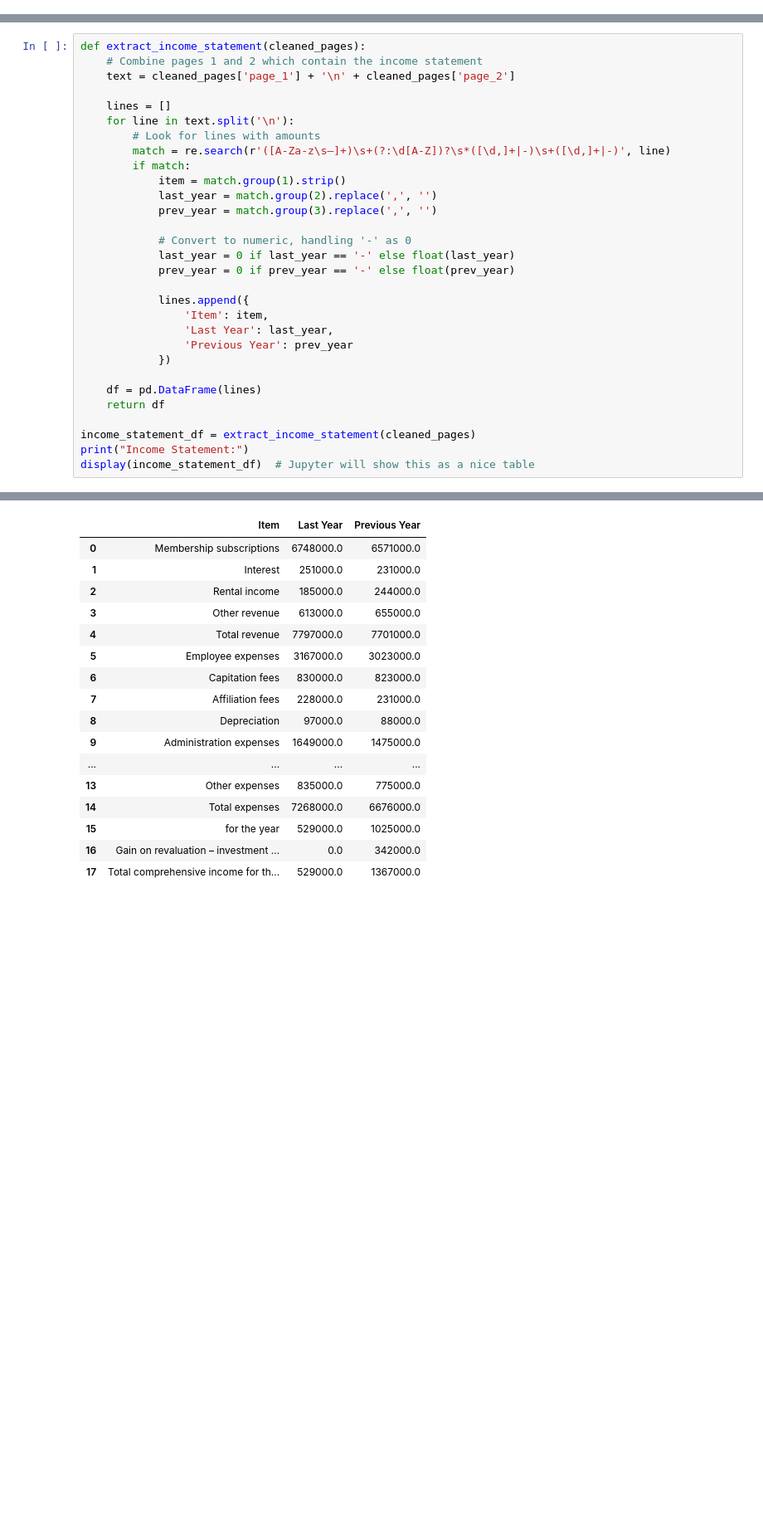
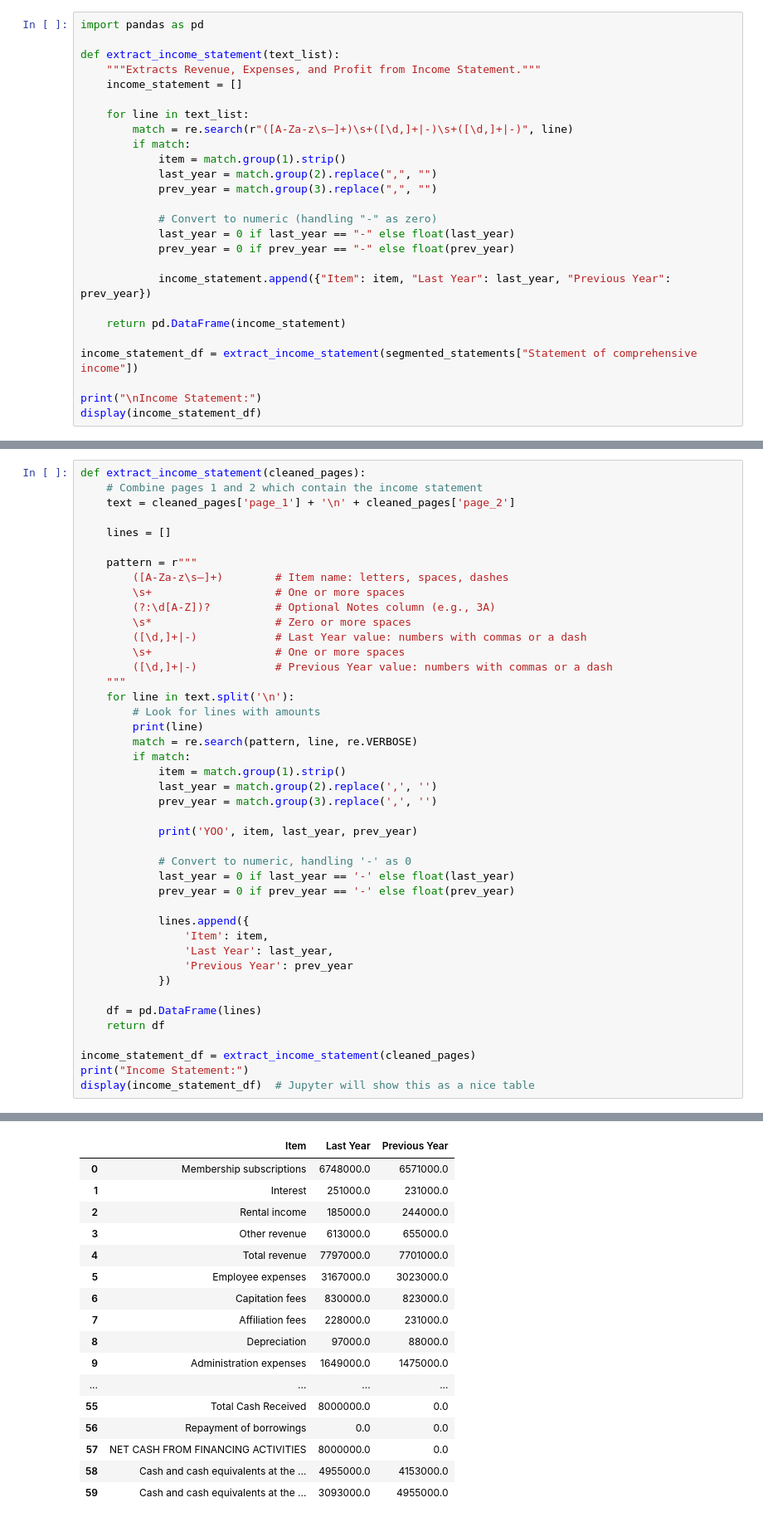
Before and after one commit to Antimatter543/Financial_Extractor, a Jupyter notebook: exploring.ipynb, the cells around one changed output, grey strips where cells are left out. Shown at 83% size. Drawn from its saved outputs; the diff is of its cells as text; blank space fills up the shorter version.

Commit message:
Cleaned text and almost have proper table segmentation working (have to deal with multiline table names)

```diff
--- a/exploring.ipynb
+++ b/exploring.ipynb
@@ -163,0 +242,26 @@ Total comprehensive income for the year 529,000 1,367,000
+# %%
+import pandas as pd
+
+def extract_income_statement(text_list):
+    """Extracts Revenue, Expenses, and Profit from Income Statement."""
+    income_statement = []
+
+    for line in text_list:
+        match = re.search(r"([A-Za-z\s–]+)\s+([\d,]+|-)\s+([\d,]+|-)", line)
+        if match:
+            item = match.group(1).strip()
+            last_year = match.group(2).replace(",", "")
+            prev_year = match.group(3).replace(",", "")
+
+            # Convert to numeric (handling "-" as zero)
+            last_year = 0 if last_year == "-" else float(last_year)
+            prev_year = 0 if prev_year == "-" else float(prev_year)
+
+            income_statement.append({"Item": item, "Last Year": last_year, "Previous Year": prev_year})
+
+    return pd.DataFrame(income_statement)
+
+income_statement_df = extract_income_statement(segmented_statements["Statement of comprehensive income"])
+
+print("\nIncome Statement:")
+display(income_statement_df)
@@ -167,13 +299,26 @@ def extract_income_statement(cleaned_pages):
     text = cleaned_pages['page_1'] + '\n' + cleaned_pages['page_2']
 
     lines = []
+
+    pattern = r"""
+        ([A-Za-z\s–]+)        # Item name: letters, spaces, dashes
+        \s+                   # One or more spaces
+        (?:\d[A-Z])?          # Optional Notes column (e.g., 3A)
+        \s*                   # Zero or more spaces
+        ([\d,]+|-)            # Last Year value: numbers with commas or a dash
+        \s+                   # One or more spaces
+        ([\d,]+|-)            # Previous Year value: numbers with commas or a dash
+    """
     for line in text.split('\n'):
         # Look for lines with amounts
-        match = re.search(r'([A-Za-z\s–]+)\s+(?:\d[A-Z])?\s*([\d,]+|-)\s+([\d,]+|-)', line)
+        print(line)
+        match = re.search(pattern, line, re.VERBOSE)
         if match:
             item = match.group(1).strip()
             last_year = match.group(2).replace(',', '')
             prev_year = match.group(3).replace(',', '')
+
+            print('YOO', item, last_year, prev_year)
 
             # Convert to numeric, handling '-' as 0
             last_year = 0 if last_year == '-' else float(last_year)
@@ -195,21 +356,21 @@ display(income_statement_df)  # Jupyter will show this as a nice table
 Income Statement:
 |  | Item | Last Year | Previous Year |
 | 0 | Membership subscriptions | 6748000.0 | 6571000.0 |
 | 1 | Interest | 251000.0 | 231000.0 |
 | 2 | Rental income | 185000.0 | 244000.0 |
 | 3 | Other revenue | 613000.0 | 655000.0 |
 | 4 | Total revenue | 7797000.0 | 7701000.0 |
 | 5 | Employee expenses | 3167000.0 | 3023000.0 |
 | 6 | Capitation fees | 830000.0 | 823000.0 |
 | 7 | Affiliation fees | 228000.0 | 231000.0 |
 | 8 | Depreciation | 97000.0 | 88000.0 |
 | 9 | Administration expenses | 1649000.0 | 1475000.0 |
 | ... | ... | ... | ... |
-| 13 | Other expenses | 835000.0 | 775000.0 |
-| 14 | Total expenses | 7268000.0 | 6676000.0 |
-| 15 | for the year | 529000.0 | 1025000.0 |
-| 16 | Gain on revaluation – investment ... | 0.0 | 342000.0 |
-| 17 | Total comprehensive income for th... | 529000.0 | 1367000.0 |
+| 55 | Total Cash Received | 8000000.0 | 0.0 |
+| 56 | Repayment of borrowings | 0.0 | 0.0 |
+| 57 | NET CASH FROM FINANCING ACTIVITIES | 8000000.0 | 0.0 |
+| 58 | Cash and cash equivalents at the ... | 4955000.0 | 4153000.0 |
+| 59 | Cash and cash equivalents at the ... | 3093000.0 | 4955000.0 |
 # %%
 import pandas as pd # Sideventure of trying to just throw the pdf at gemini and telling it to generate a csv (DID NOT WORK AT ALL)
 
```
Also changed, not shown: parts of 12 cells of this notebook.
